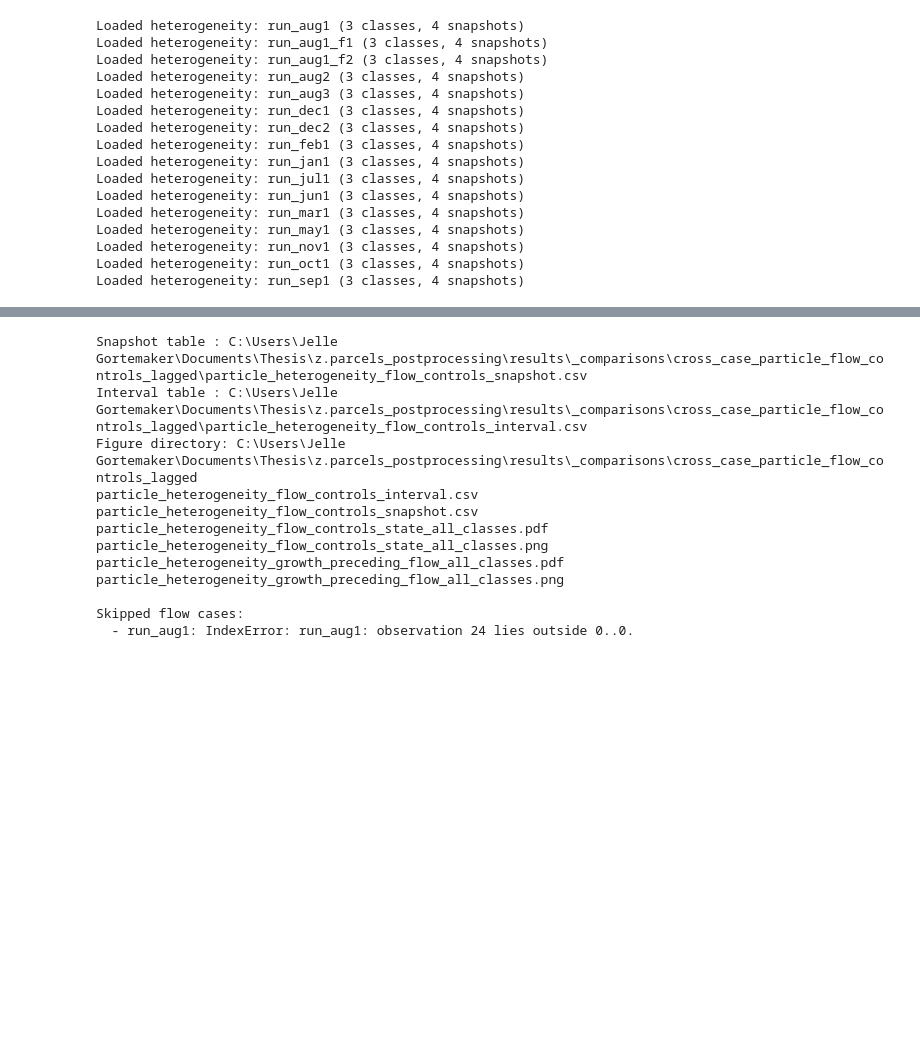
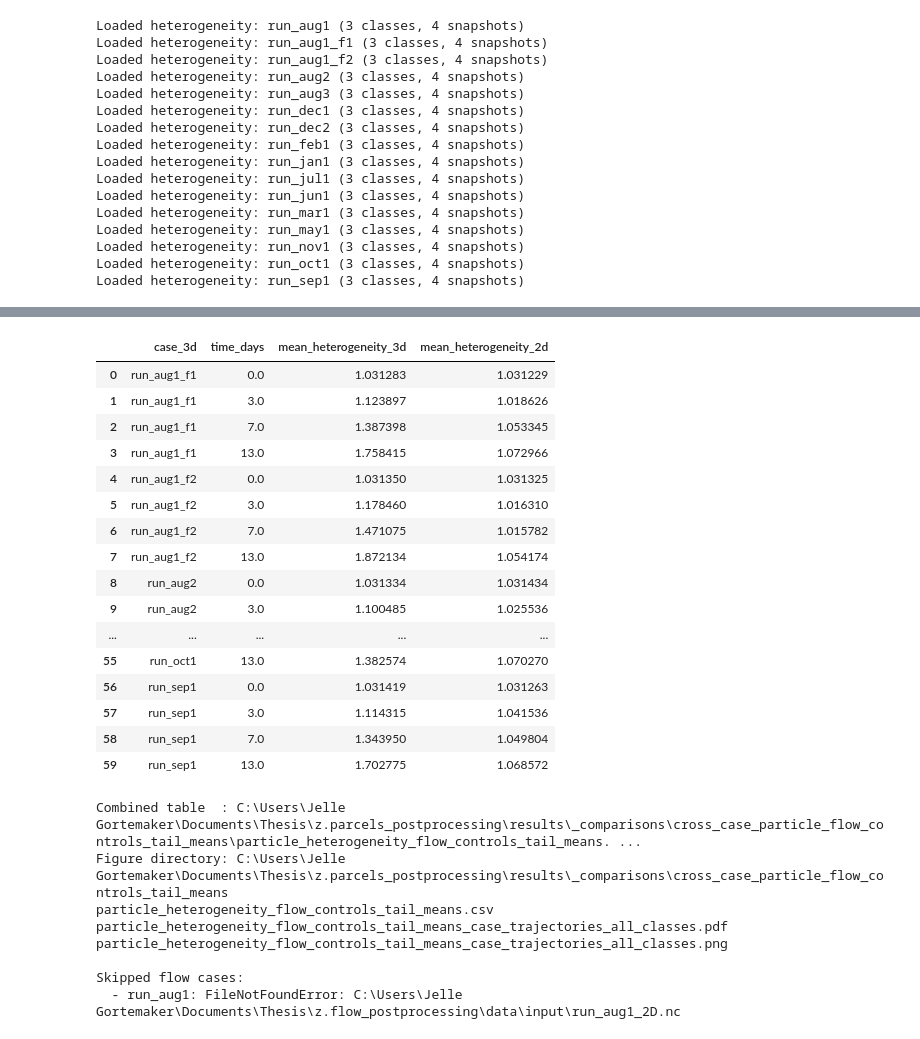
Before and after one commit to Jelle-Gortemaker/Thesis, a Jupyter notebook: z.parcels_postprocessing/notebooks/compare_particle_heterogeneity_flow_controls.ipynb, the cells around one changed output, grey strips where cells are left out. Cells and saved outputs as stored; diff of their text form; code cells hidden in the pictures; blank space fills up the shorter version.

```diff
--- a/z.parcels_postprocessing/notebooks/compare_particle_heterogeneity_flow_controls.ipynb
+++ b/z.parcels_postprocessing/notebooks/compare_particle_heterogeneity_flow_controls.ipynb
@@ -1662,13 +1499,57 @@ Saved: C:\Users\Jelle Gortemaker\Documents\Thesis\z.parcels_postprocessing\resul
+# %%
+# ============================================================
+# 9. CASE-MEAN TRAJECTORY TABLE (CHECK)
+# ============================================================
+
+trajectory_summary = (
+    plot_df[
+        [
+            "case_3d",
+            "time_days",
+            "heterogeneity_3d",
+            "heterogeneity_2d",
+        ]
+    ]
+    .groupby(["case_3d", "time_days"], as_index=False)
+    .mean()
+    .rename(
+        columns={
+            "heterogeneity_3d": "mean_heterogeneity_3d",
+            "heterogeneity_2d": "mean_heterogeneity_2d",
+        }
+    )
+    .sort_values(["case_3d", "time_days"])
+)
+
+display(trajectory_summary)
+# %% [output]
+|  | case_3d | time_days | mean_heterogeneity_3d | mean_heterogeneity_2d |
+| 0 | run_aug1_f1 | 0.0 | 1.031283 | 1.031229 |
+| 1 | run_aug1_f1 | 3.0 | 1.123897 | 1.018626 |
+| 2 | run_aug1_f1 | 7.0 | 1.387398 | 1.053345 |
+| 3 | run_aug1_f1 | 13.0 | 1.758415 | 1.072966 |
+| 4 | run_aug1_f2 | 0.0 | 1.031350 | 1.031325 |
+| 5 | run_aug1_f2 | 3.0 | 1.178460 | 1.016310 |
+| 6 | run_aug1_f2 | 7.0 | 1.471075 | 1.015782 |
+| 7 | run_aug1_f2 | 13.0 | 1.872134 | 1.054174 |
+| 8 | run_aug2 | 0.0 | 1.031334 | 1.031434 |
+| 9 | run_aug2 | 3.0 | 1.100485 | 1.025536 |
+| ... | ... | ... | ... | ... |
+| 55 | run_oct1 | 13.0 | 1.382574 | 1.070270 |
+| 56 | run_sep1 | 0.0 | 1.031419 | 1.031263 |
+| 57 | run_sep1 | 3.0 | 1.114315 | 1.041536 |
+| 58 | run_sep1 | 7.0 | 1.343950 | 1.049804 |
+| 59 | run_sep1 | 13.0 | 1.702775 | 1.068572 |
 # %%
 # ============================================================
 # 10. OUTPUT CHECK
 # ============================================================
 
-print(f"Snapshot table : {SNAPSHOT_SUMMARY_CSV_PATH}")
-print(f"Interval table : {INTERVAL_SUMMARY_CSV_PATH}")
+print(f"Combined table  : {SUMMARY_CSV_PATH}")
 print(f"Figure directory: {OUTPUT_DIR}")
 
-for path in sorted(OUTPUT_DIR.glob("*")):
+generated = sorted(OUTPUT_DIR.glob("*"))
+for path in generated:
     print(path.name)
 
 if skipped_heterogeneity:
@@ -1681,15 +1562,11 @@ if skipped_flow:
     for message in skipped_flow:
         print(f"  - {message}")
 # %% [output]
-Snapshot table : C:\Users\Jelle Gortemaker\Documents\Thesis\z.parcels_postprocessing\results\_comparisons\cross_case_particle_flow_controls_lagged\particle_heterogeneity_flow_controls_snapshot.csv
-Interval table : C:\Users\Jelle Gortemaker\Documents\Thesis\z.parcels_postprocessing\results\_comparisons\cross_case_particle_flow_controls_lagged\particle_heterogeneity_flow_controls_interval.csv
-Figure directory: C:\Users\Jelle Gortemaker\Documents\Thesis\z.parcels_postprocessing\results\_comparisons\cross_case_particle_flow_controls_lagged
-particle_heterogeneity_flow_controls_interval.csv
-particle_heterogeneity_flow_controls_snapshot.csv
-particle_heterogeneity_flow_controls_state_all_classes.pdf
-particle_heterogeneity_flow_controls_state_all_classes.png
-particle_heterogeneity_growth_preceding_flow_all_classes.pdf
-particle_heterogeneity_growth_preceding_flow_all_classes.png
+Combined table  : C:\Users\Jelle Gortemaker\Documents\Thesis\z.parcels_postprocessing\results\_comparisons\cross_case_particle_flow_controls_tail_means\particle_heterogeneity_flow_controls_tail_means. ...
+Figure directory: C:\Users\Jelle Gortemaker\Documents\Thesis\z.parcels_postprocessing\results\_comparisons\cross_case_particle_flow_controls_tail_means
+particle_heterogeneity_flow_controls_tail_means.csv
+particle_heterogeneity_flow_controls_tail_means_case_trajectories_all_classes.pdf
+particle_heterogeneity_flow_controls_tail_means_case_trajectories_all_classes.png
 
 Skipped flow cases:
-  - run_aug1: IndexError: run_aug1: observation 24 lies outside 0..0.
+  - run_aug1: FileNotFoundError: C:\Users\Jelle Gortemaker\Documents\Thesis\z.flow_postprocessing\data\input\run_aug1_2D.nc
```
Also changed, not shown: parts of 14 cells of this notebook, 1 other file.
